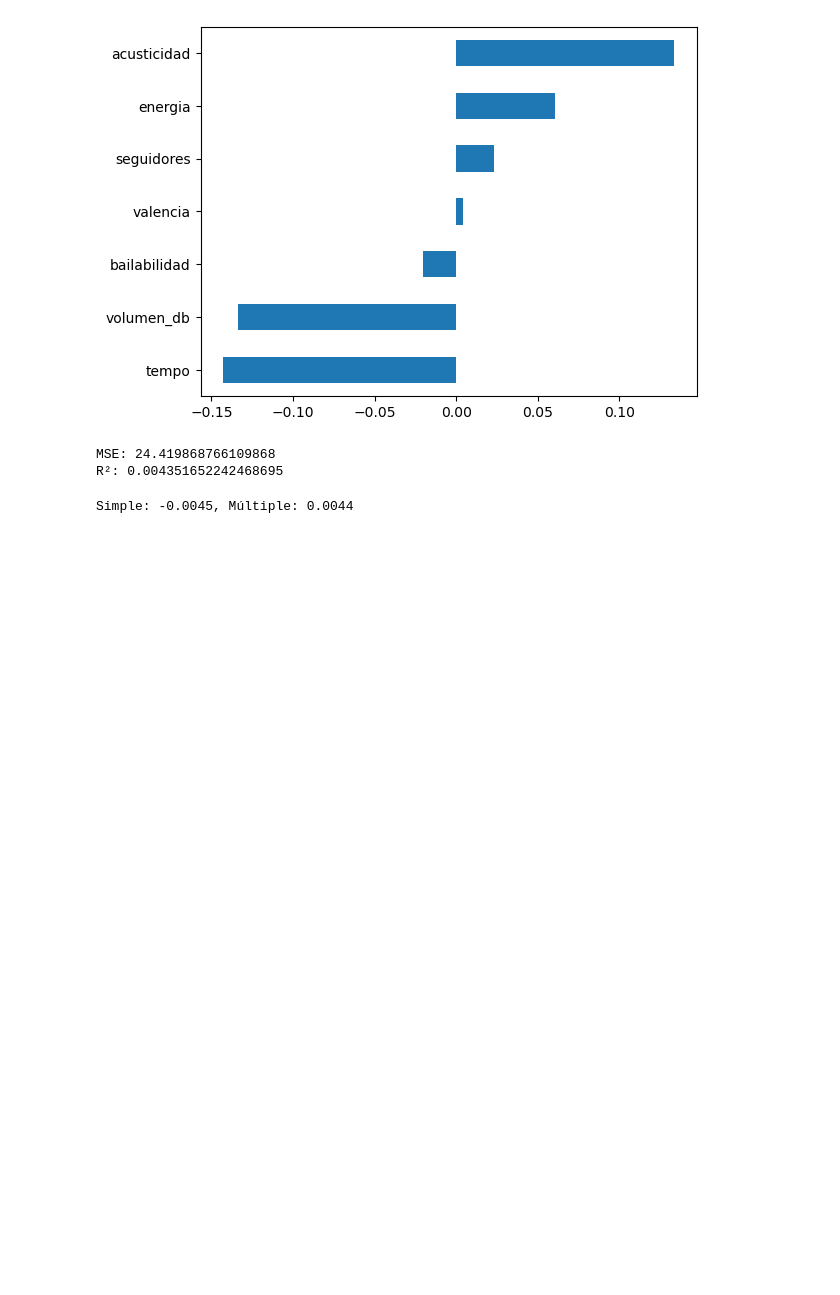
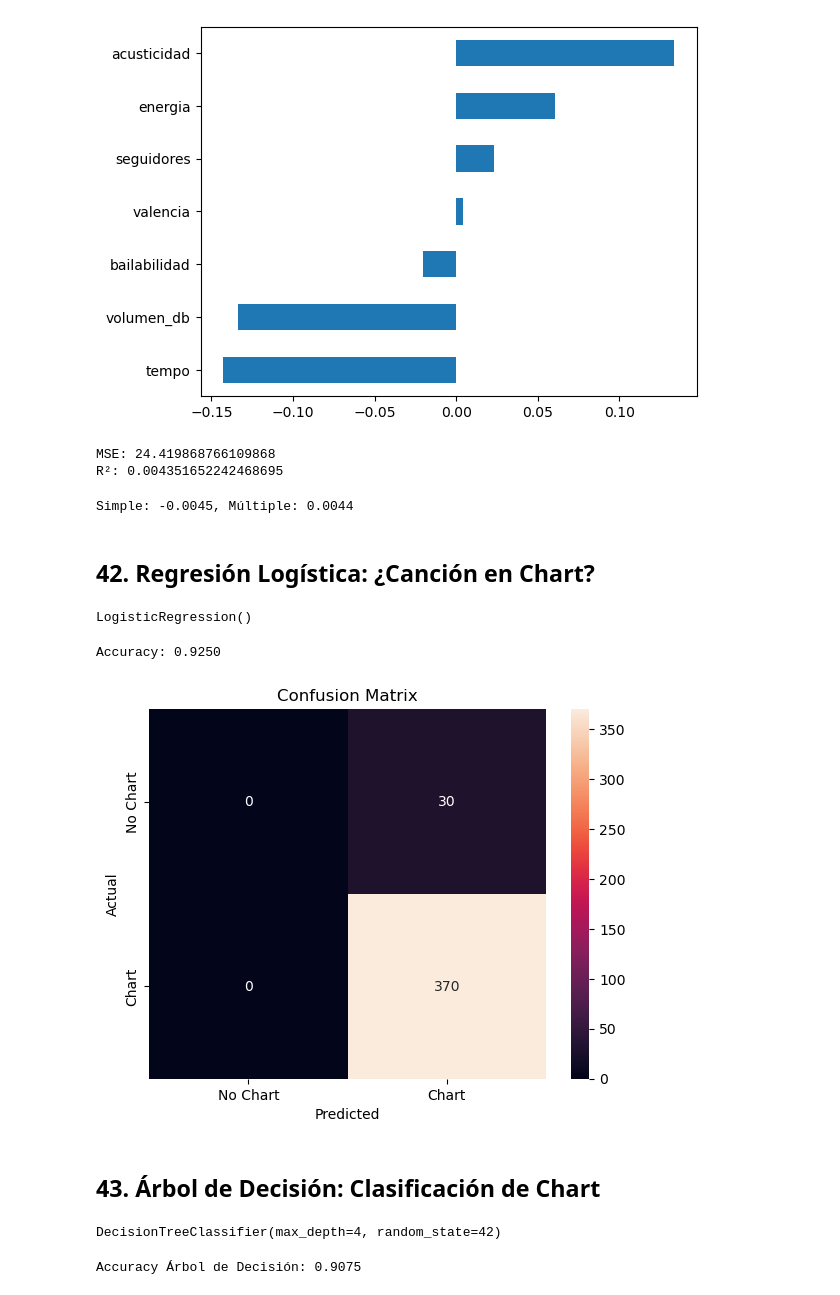
Before and after one commit to MetalMaxALIZ/Proyecto_Data_Wizards, a Jupyter notebook: 02_ML.ipynb, the cells around one changed output. Cells and saved outputs as stored; diff of their text form; code cells hidden in the pictures; blank space fills up the shorter version.

```diff
--- a/02_ML.ipynb
+++ b/02_ML.ipynb
@@ -93,3 +95,41 @@ R²: 0.004351652242468695
 print(f"Simple: {r2:.4f}, Múltiple: {r2_multiple:.4f}")
 # %% [output]
 Simple: -0.0045, Múltiple: 0.0044
+# %% [markdown]
+## 42. Regresión Logística: ¿Canción en Chart?
+# %%
+features = ['energia', 'bailabilidad', 'valencia', 'acusticidad', 'tempo', 'volumen_db', 'seguidores']
+y2 = canciones['en_chart']
+
+# Escalado de features
+scaler = StandardScaler()
+X_scaled = pd.DataFrame(scaler.fit_transform(canciones[features]), columns=features)
+# %%
+X_train, X_test, y_train, y_test = train_test_split(X_scaled, y2, test_size=0.2, random_state=42)
+# %%
+# Entrenar modelo de regresión logística
+modelo_logistico = LogisticRegression()
+modelo_logistico.fit(X_train, y_train)
+# %% [output]
+LogisticRegression()
+# %%
+# Calcular Accuracy
+accuracy = modelo_logistico.score(X_test, y_test)
+print(f'Accuracy: {accuracy:.4f}')
+# %% [output]
+Accuracy: 0.9250
+# %%
+# Confusion Matrix
+y_pred_logistico = modelo_logistico.predict(X_test)
+cm = confusion_matrix(y_test, y_pred_logistico)
+sns.heatmap(cm, annot=True, fmt='d', xticklabels=['No Chart','Chart'], yticklabels=['No Chart','Chart'])
+plt.xlabel('Predicted')
+plt.ylabel('Actual')
+plt.title('Confusion Matrix')
+plt.show()
+
+# Hay un total de 0 falsos negativos y 30 falsos positivos, ya que el modelo no tiene suficiente variedad para distinguir.
+# %% [output]
+[figure, added]
+# %% [markdown]
+## 43. Árbol de Decisión: Clasificación de Chart
@@ -95,0 +145,14 @@ Simple: -0.0045, Múltiple: 0.0044
+# %%
+# Creamos un decisiontreeclassifier
+modelo_arbol = DecisionTreeClassifier(max_depth=4, random_state=42)
+modelo_arbol.fit(X_train, y_train)
+# %% [output]
+DecisionTreeClassifier(max_depth=4, random_state=42)
+# %%
+y_pred_arbol = modelo_arbol.predict(X_test)
+
+# Acuracy_score
+accuracy_arbol = modelo_arbol.score(X_test, y_test)
+print(f'Accuracy Árbol de Decisión: {accuracy_arbol:.4f}')
+# %% [output]
+Accuracy Árbol de Decisión: 0.9075
```
Also changed, not shown: parts of 8 cells of this notebook.
